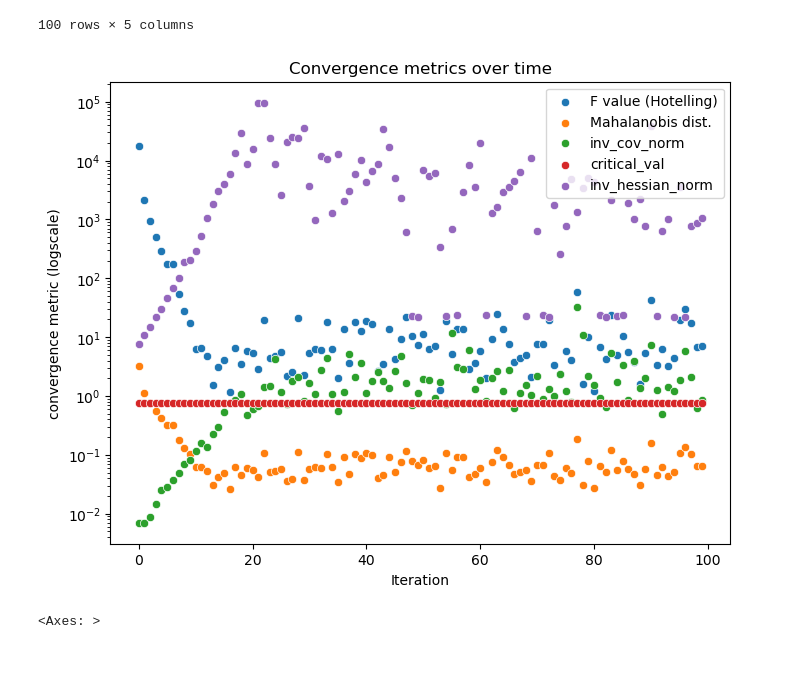
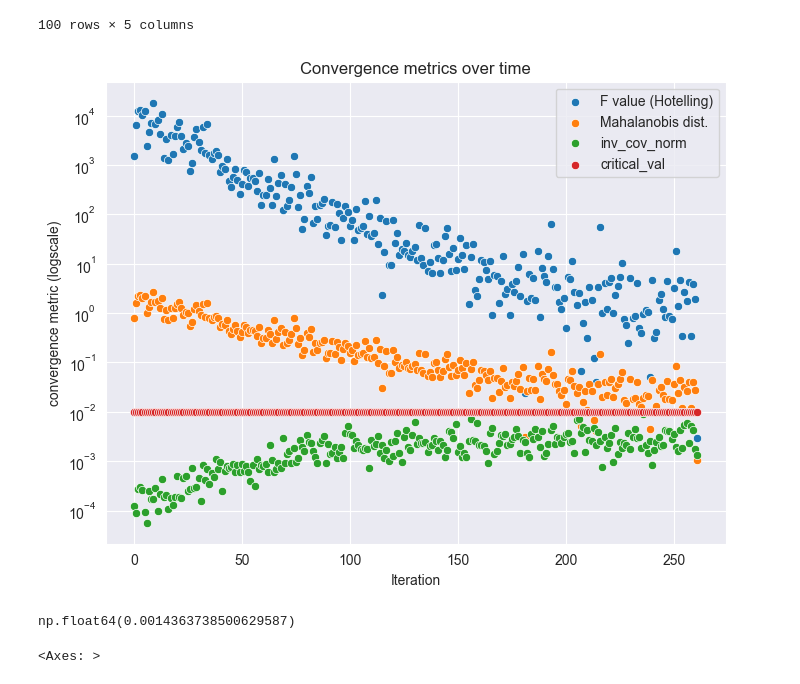
Before and after one commit to tomtalp/pyERGM, a Jupyter notebook: examples/first_example.ipynb, the cells around one changed output. Drawn from its saved outputs; the diff is of its cells as text; code cells hidden in the pictures.

Commit message:
added .csv to .gitignore; implemented some basic logic to use a single covariance matrix estimation; ran some experiments with models from the notebook.

```diff
--- a/examples/first_example.ipynb
+++ b/examples/first_example.ipynb
@@ -294,25 +312,27 @@ W = W[:50, :50]
 n = W.shape[0]
 is_directed = True
 
-estimated_p_seed = np.sum(W) / (n*(n-1))
+estimated_p_seed = np.sum(W) / (n * (n - 1))
 
 metrics = [NumberOfEdgesDirected(), TotalReciprocity()]
 # metrics = [NumberOfEdgesDirected(), OutDegree(), InDegree(), TotalReciprocity()]
 
-fitted_model = ERGM(n, metrics, is_directed=is_directed, sample_size=5000, n_mcmc_steps=n, seed_MCMC_proba=estimated_p_seed)
+fitted_model = ERGM(n, metrics, is_directed=is_directed, sample_size=5000, n_mcmc_steps=n,
+                    seed_MCMC_proba=estimated_p_seed)
 
 # # convergence_criterion = "zero_grad_norm"
 convergence_criterion = "hotelling"
 
-hotelling_conf = 0.9
-grads, hotelling = fitted_model.fit(W, lr=0.5, opt_steps=100,
-                         lr_decay_pct=0.01, steps_for_decay=1,
-                         sliding_grad_window_k=5, sample_pct_growth=0.05,
-                         convergence_criterion=convergence_criterion,
-                         optimization_method="newton_raphson",
-                         hotelling_confidence=hotelling_conf,
-                         cov_matrix_estimation_method="multivariate_initial_sequence"
-                         )
+hotelling_conf = 0.99
+grads, hotelling = fitted_model.fit(W, lr=10, opt_steps=1000,
+                                    lr_decay_pct=0.005, steps_for_decay=1,
+                                    sliding_grad_window_k=5, sample_pct_growth=0.05,
+                                    convergence_criterion=convergence_criterion,
+                                    optimization_method="newton_raphson",
+                                    hotelling_confidence=hotelling_conf,
+                                    # cov_matrix_estimation_method="batch"
+                                    cov_matrix_estimation_method="multivariate_initial_sequence"
+                                    )
 
 fig, ax = plt.subplots(figsize=(10, 8))
 sns.scatterplot(grads, ax=ax, legend=False)
@@ -342,24 +380,28 @@ df
 # %%
 df = pd.DataFrame(hotelling)
 
 fig, ax = plt.subplots(figsize=(8, 6))
 sns.scatterplot(df["hotelling_F"])
 # sns.scatterplot(df["hotelling_t"])
 sns.scatterplot(df["dist"])
 sns.scatterplot(df["inv_cov_norm"])
 sns.scatterplot(df["critical_val"])
 
-sns.scatterplot(df["inv_hessian_norm"])
+# sns.scatterplot(df["inv_hessian_norm"])
 ax.set_yscale("log")
 
-ax.legend(["F value (Hotelling)", "Mahalanobis dist.",  "inv_cov_norm", "critical_val", "inv_hessian_norm"], loc="upper right")
+ax.legend(["F value (Hotelling)", "Mahalanobis dist.", "inv_cov_norm", "critical_val", "inv_hessian_norm"],
+          loc="upper right")
 ax.set(xlabel='Iteration', ylabel='convergence metric (logscale)')
 ax.set_title("Convergence metrics over time")
 
-
 plt.show()
 # %% [output]
-[figure, old version]
+[figure, new version]
+# %%
+df["hotelling_F"].min() - df["critical_val"].iloc[0]
+# %% [output]
+np.float64(0.0014363738500629587)
 # %%
 sns.scatterplot(df["inv_hessian_norm"] - df["inv_cov_norm"])
 # %% [output]
```
Also changed, not shown: parts of 11 cells of this notebook, 2 other files.
